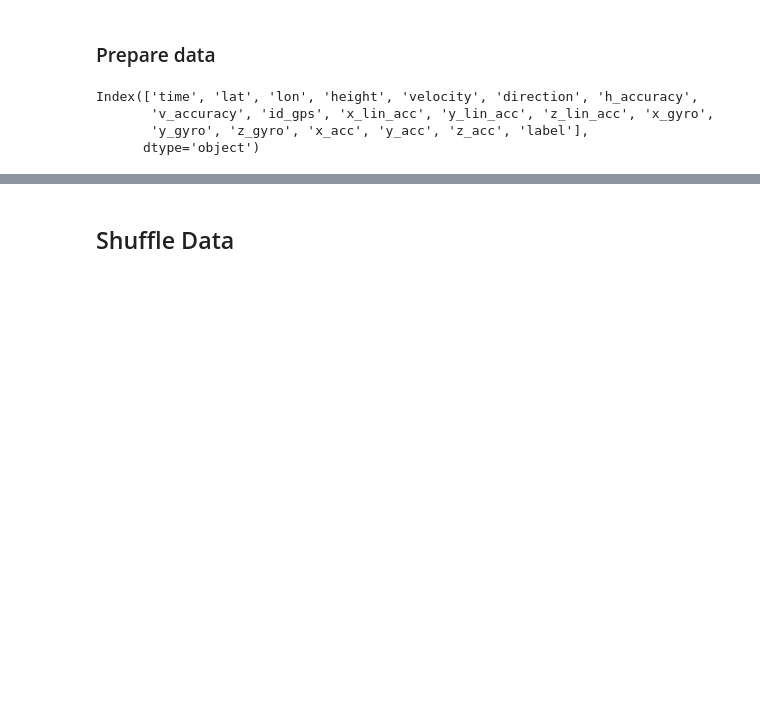
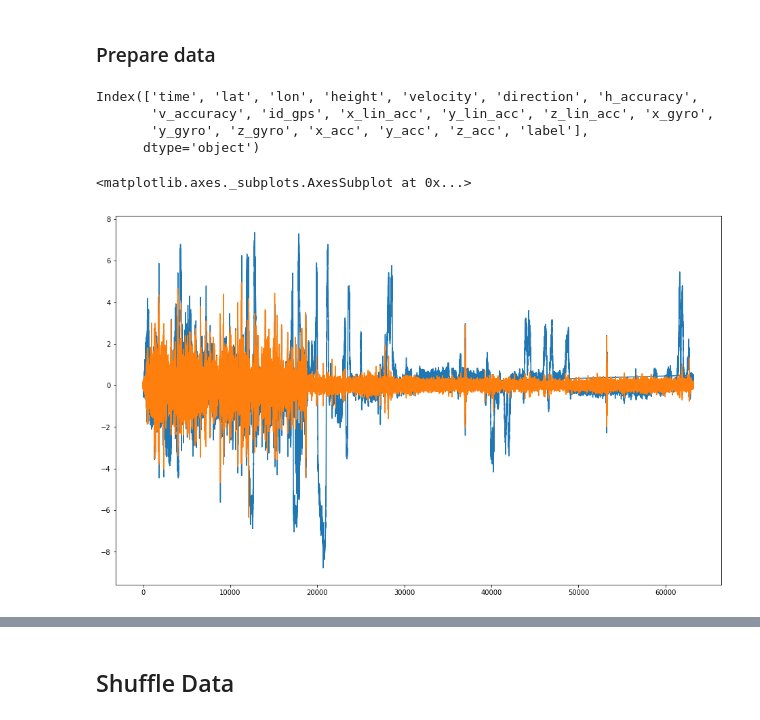
Before and after one commit to meszdav/road-surface-quality, a Jupyter notebook: notebooks/rsq-feature-engineering.ipynb, the cells around one changed output, grey strips where cells are left out. Cells and saved outputs as stored; diff of their text form; code cells hidden in the pictures; blank space fills up the shorter version.

```diff
--- a/notebooks/rsq-feature-engineering.ipynb
+++ b/notebooks/rsq-feature-engineering.ipynb
@@ -80,14 +80,14 @@ The data point are equally distributed
 # %% [markdown]
 ### Prepare data
 # %%
-def butter_lowpass(cutoff, fs, order=5):
+def butter_high(cutoff, fs, order=5):
     nyq = 0.5 * fs
     normal_cutoff = cutoff / nyq
-    b, a = butter(order, normal_cutoff, btype='low', analog=False)
+    b, a = butter(order, normal_cutoff, btype='high', analog=False)
     return b, a
 
-def butter_lowpass_filter(data, cutoff, fs, order=5):
-    b, a = butter_lowpass(cutoff, fs, order=order)
+def butter_high_filter(data, cutoff, fs, order=5):
+    b, a = butter_high(cutoff, fs, order=order)
     y = lfilter(b, a, data)
     return y
 # %%
@@ -119,6 +119,12 @@ def filter_acc(df, cutoff=10, fs=50, order=2):
         new_df = pd.concat([new_df, pd.DataFrame(np.array(list_signals).T,columns=signals)])
 
     return new_df
+# %%
+df["x_acc"].plot()
+filter_acc(df)["x_acc"].plot()
+# %% [output]
+<matplotlib.axes._subplots.AxesSubplot at 0x...>
+[figure, added]
 # %%
 def filter_gyro(df, cutoff=10, fs=50, order=2):
 
```
Also changed, not shown: parts of 8 cells of this notebook, 7 other files.
